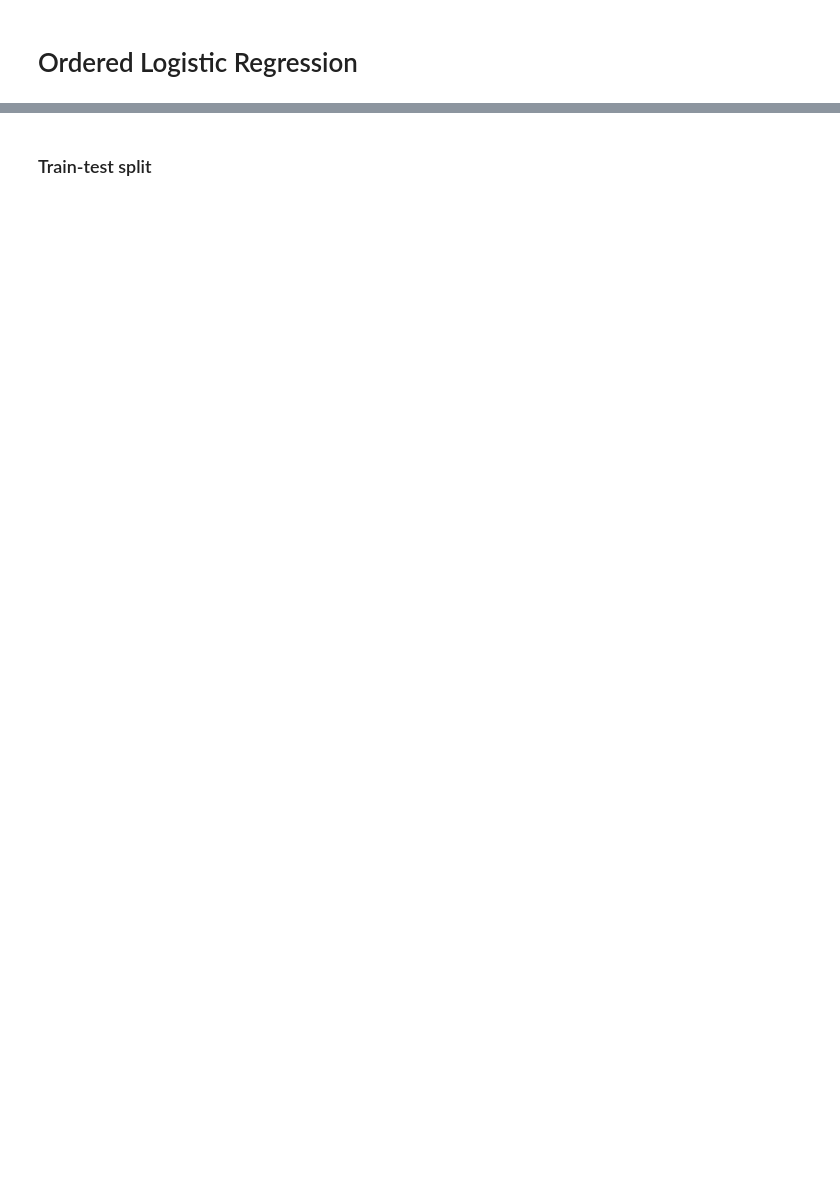
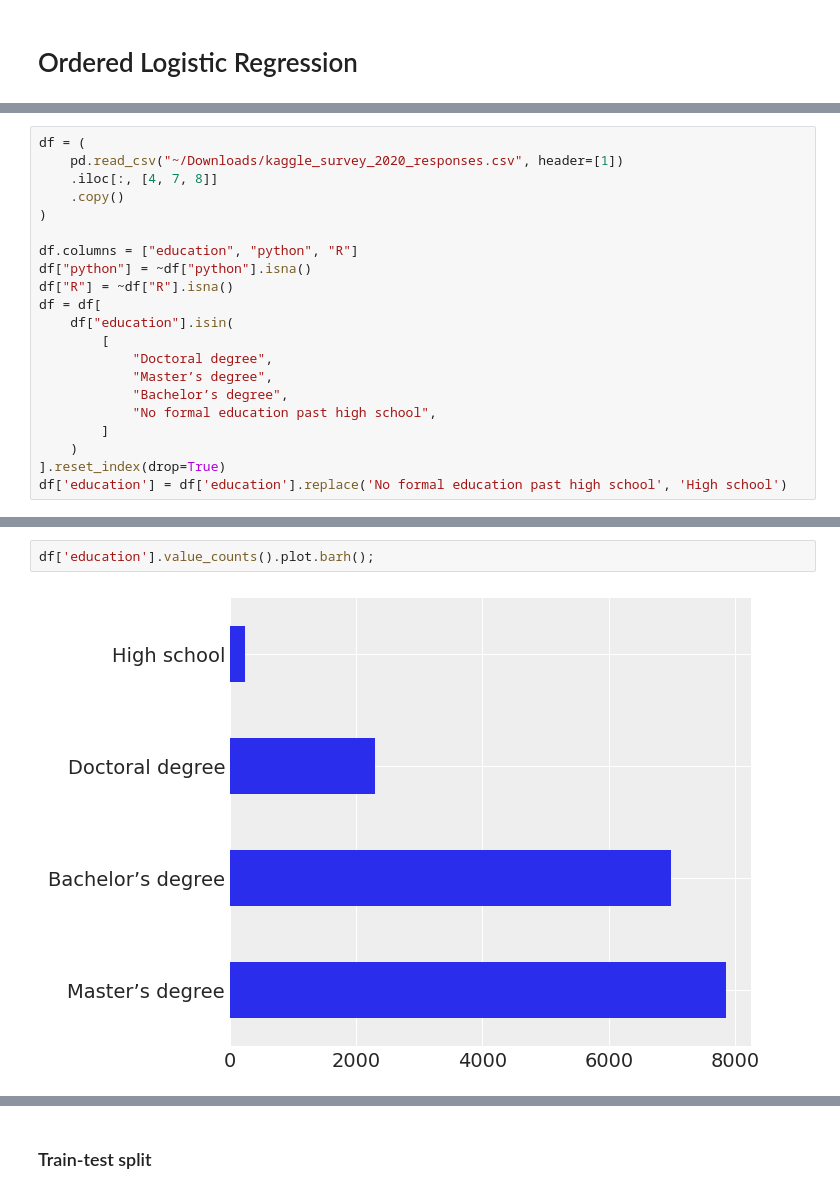
Before and after one commit to MarcoGorelli/pydataglobal-21, a Jupyter notebook: round 2.ipynb, the cells around one changed output, grey strips where cells are left out. Cells and saved outputs as stored; diff of their text form; blank space fills up the shorter version.

```diff
--- a/round 2.ipynb
+++ b/round 2.ipynb
@@ -53,0 +22,21 @@ ax.set_title('Survey response as a function of hours worked');
+# %%
+df = (
+    pd.read_csv("~/Downloads/kaggle_survey_2020_responses.csv", header=[1])
+    .iloc[:, [4, 7, 8]]
+    .copy()
+)
+
+df.columns = ["education", "python", "R"]
+df["python"] = ~df["python"].isna()
+df["R"] = ~df["R"].isna()
+df = df[
+    df["education"].isin(
+        [
+            "Doctoral degree",
+            "Master’s degree",
+            "Bachelor’s degree",
+            "No formal education past high school",
+        ]
+    )
+].reset_index(drop=True)
+df['education'] = df['education'].replace('No formal education past high school', 'High school')
@@ -53,0 +59,4 @@ ax.set_title('Survey response as a function of hours worked');
+# %%
+df['education'].value_counts().plot.barh();
+# %% [output]
+[figure, added]
```
Also changed, not shown: parts of 37 cells of this notebook.
